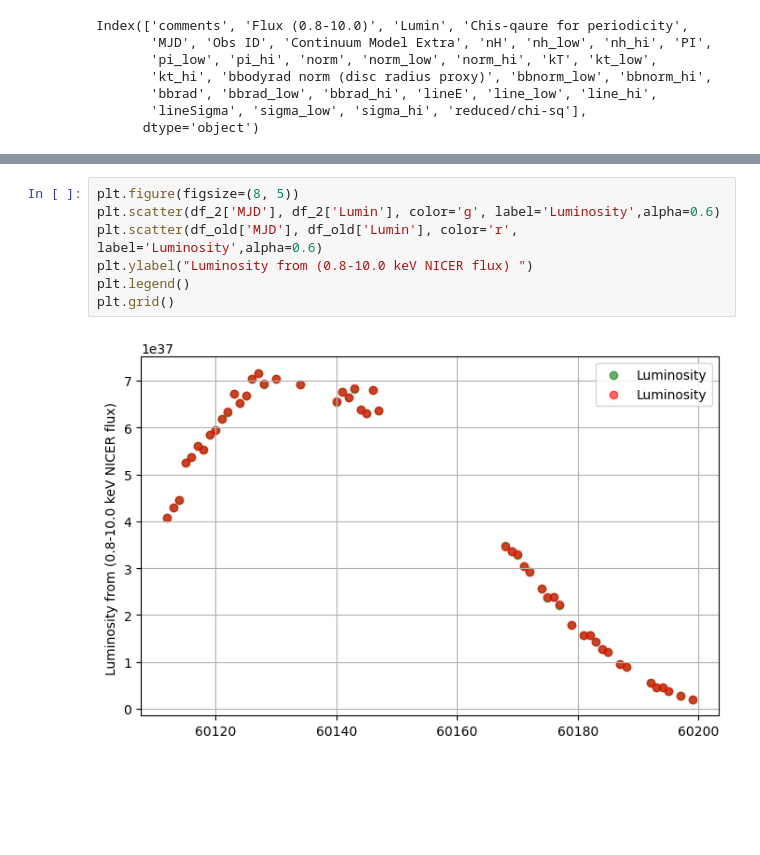
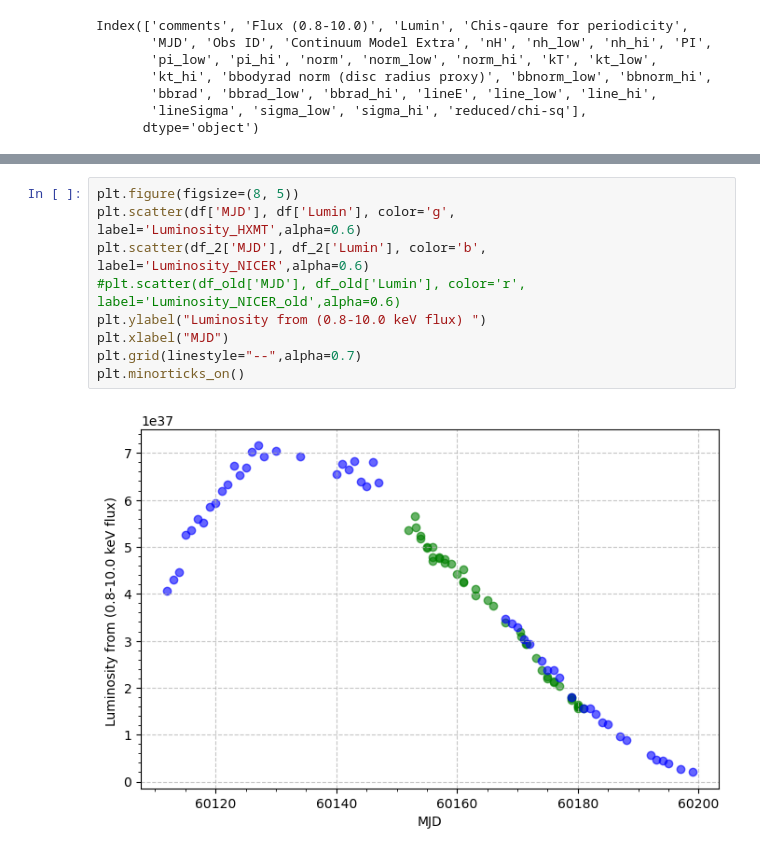
Before and after one commit to supremeKAI40/ULXP_thesis_analysis, a Jupyter notebook: hxmt/nb_hxmt_reporting_spectra.ipynb, the cells around one changed output, grey strips where cells are left out. Saved outputs shown, nothing was run; the diff lists cells and outputs as text; blank space fills up the shorter version.

```diff
--- a/hxmt/nb_hxmt_reporting_spectra.ipynb
+++ b/hxmt/nb_hxmt_reporting_spectra.ipynb
@@ -288,12 +345,14 @@ plt.grid()
 # %%
 plt.figure(figsize=(8, 5))
-plt.scatter(df_2['MJD'], df_2['Lumin'], color='g', label='Luminosity',alpha=0.6)
-plt.scatter(df_old['MJD'], df_old['Lumin'], color='r', label='Luminosity',alpha=0.6)
-plt.ylabel("Luminosity from (0.8-10.0 keV NICER flux) ")
-plt.legend()
-plt.grid()
+plt.scatter(df['MJD'], df['Lumin'], color='g', label='Luminosity_HXMT',alpha=0.6)
+plt.scatter(df_2['MJD'], df_2['Lumin'], color='b', label='Luminosity_NICER',alpha=0.6)
+#plt.scatter(df_old['MJD'], df_old['Lumin'], color='r', label='Luminosity_NICER_old',alpha=0.6)
+plt.ylabel("Luminosity from (0.8-10.0 keV flux) ")
+plt.xlabel("MJD")
+plt.grid(linestyle="--",alpha=0.7)
+plt.minorticks_on()
 # %% [output]
-[figure, old version]
+[figure, new version]
 # %%
 df.columns
 # %% [output]
```
Also changed, not shown: parts of 17 cells of this notebook, 6 other files.
